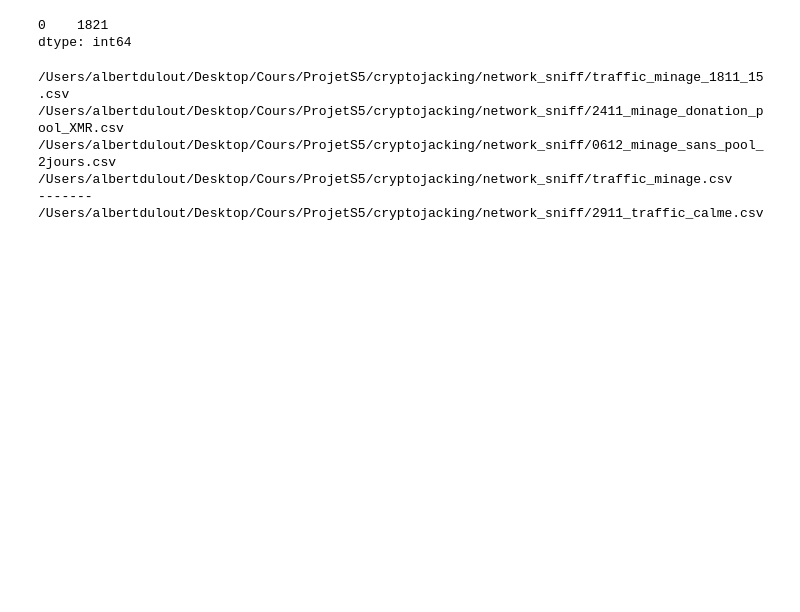
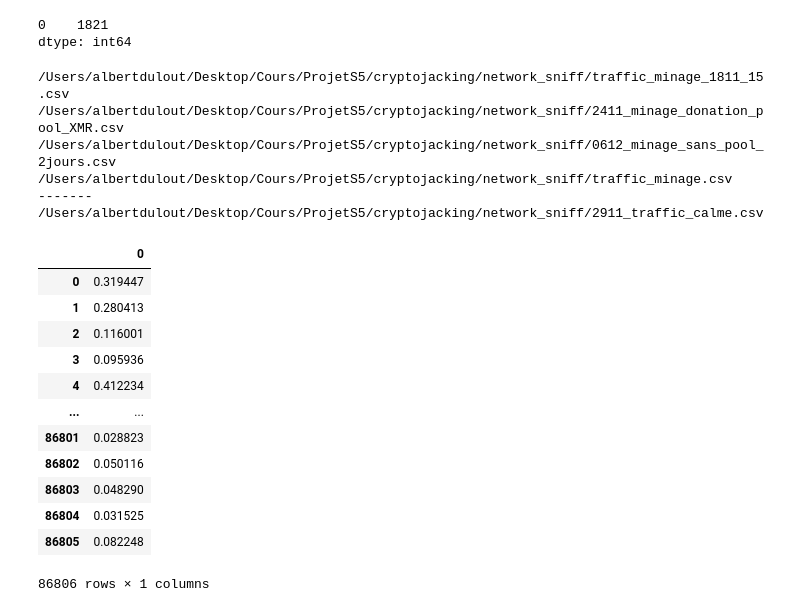
Before and after one commit to dulalbert/CRYPTO, a Jupyter notebook: notebook_albert.ipynb, the cells around one changed output. Saved outputs shown, nothing was run; the diff lists cells and outputs as text; code cells hidden in the pictures; blank space fills up the shorter version.

```diff
--- a/notebook_albert.ipynb
+++ b/notebook_albert.ipynb
@@ -410,0 +481,24 @@ for name in glob(path.join(getcwd()+"/network_sniff/", "*calme*.csv")):
+# %%
+X = X.convert_dtypes(convert_floating = True)
+# %%
+dtrain = DMatrix(X)
+# %%
+bst = Booster({'nthread': 4})  # init model
+bst.load_model('model.bst')  # load data
+result = pd.DataFrame(bst.predict(dtrain))
+# %%
+result
+# %% [output]
+|  | 0 |
+| 0 | 0.319447 |
+| 1 | 0.280413 |
+| 2 | 0.116001 |
+| 3 | 0.095936 |
+| 4 | 0.412234 |
+| ... | ... |
+| 86801 | 0.028823 |
+| 86802 | 0.050116 |
+| 86803 | 0.048290 |
+| 86804 | 0.031525 |
+| 86805 | 0.082248 |
+86806 rows × 1 columns
```
Also changed, not shown: parts of 8 cells of this notebook, 9 other files.
